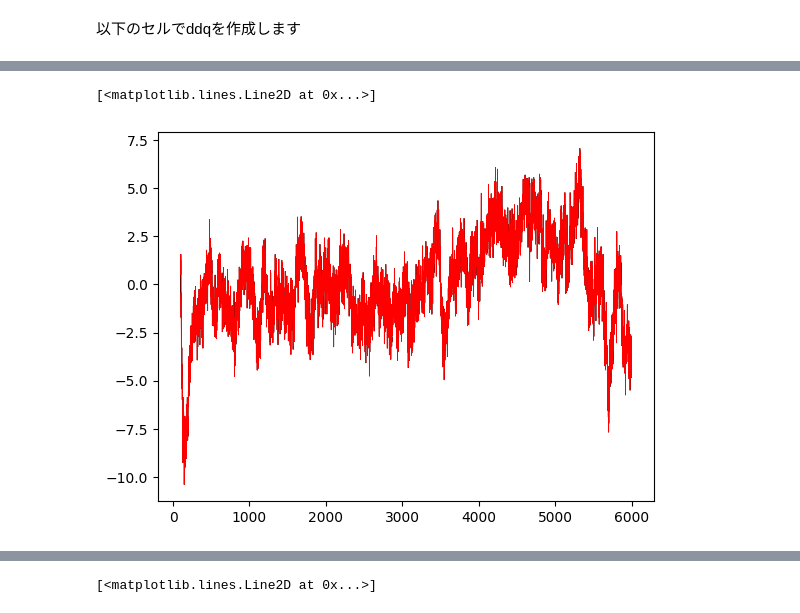
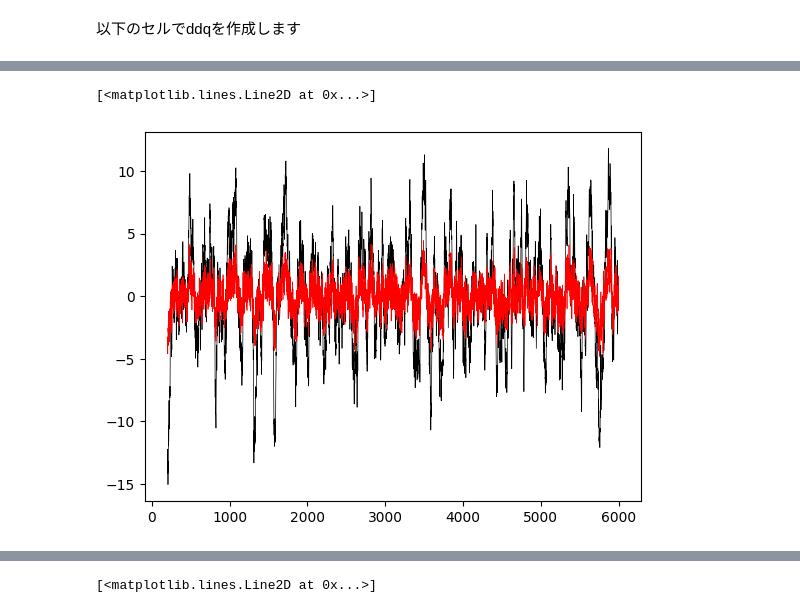
Before and after one commit to dalmatian-jp/MPC_donuts, a Jupyter notebook: data_analing.ipynb, the cells around one changed output, grey strips where cells are left out. Drawn from its saved outputs; the diff is of its cells as text; code cells hidden in the pictures.

```diff
--- a/data_analing.ipynb
+++ b/data_analing.ipynb
@@ -69,7 +69,9 @@ df.to_csv("data/AllData_takami_60s_with_COP_COM.csv",index = False)
 # %% [markdown]
 以下のセルでddqを作成します
 # %%
-def compute_NET_torque(x, u, params):
+import numpy as np
+
+def compute_net_torque(t, x, u, params):
     # Unpack parameters
     m1 = params['m1']
     m2 = params['m2']
@@ -85,40 +87,39 @@ def compute_NET_torque(x, u, params):
     # Unpack states
     q1, q2, dq1, dq2 = x
 
-    # Adjust q1 by adding pi/2 to align the reference frame
     q1_new = q1 + np.pi / 2
 
-    # Mass Matrix (M)
     a = I1 + I2 + m1 * r1**2 + m2 * (L1**2 + r2**2)
     b = m2 * L1 * r2
     d = I2 + m2 * r2**2
 
+    s1 = np.sin(q1_new)
+    s2 = np.sin(q2)
+    c1 = np.cos(q1_new)
     c2 = np.cos(q2)
+    c12 = np.cos(q1_new + q2)
+
+    # Compute the Mass Matrix (M)
     M11 = a + 2 * b * c2
     M12 = d + b * c2
     M = np.array([[M11, M12],
                   [M12, d]])
 
-    # Coriolis Matrix (C)
-    s2 = np.sin(q2)
+    # Compute the Coriolis Matrix (C)
     C = np.array([
         [-b * s2 * dq2, -b * s2 * (dq1 + dq2)],
         [b * s2 * dq2, 0]
     ])
 
-    # Gravity Vector (G)
-    c1 = np.cos(q1_new)
-    c12 = np.cos(q1_new + q2)
+    # Compute the Gravity Vector (G)
     G1 = -g * ((m1 * r1 + m2 * L1) * c1 + m2 * r2 * c12)
     G2 = -g * m2 * r2 * c12
     G = np.array([G1, G2])
 
-    # Compute accelerations using inverse dynamics
+    # Solve for angular accelerations
     ddq = np.linalg.solve(M + 1e-6 * np.eye(2), u - C @ np.array([dq1, dq2]) - G)
 
-    # Compute NET torque (sum of inertia, Coriolis, and gravity effects)
-    inertia_torque = M @ ddq
-    coriolis_torque = C @ np.array([dq1, dq2])
-    net_torque = inertia_torque + coriolis_torque + G
+    # Compute net torque
+    NET_torque = u - (C @ np.array([dq1, dq2]) + G)
 
-    return net_torque
+    return NET_torque
@@ -199,7 +293,7 @@ for k in range(num_steps):
     dxdt,G = double_link_dynamics_takami(0, x_k, u_k_next, params)
     dxdt_list.append(dxdt)
     G_list.append(G)
-    NET_torque.append(compute_NET_torque(x_k, u_k_next, params))
+    NET_torque.append(compute_net_torque(0,x_k, u_k_next, params))
 
 # numpy 配列に変換（利便性のため）
 
@@ -216,8 +310,8 @@ df['G2_s_true'] = df_G['G2']
 df['NET_torque1'] = df_NET_torque['NET_torque1']
 df['NET_torque2'] = df_NET_torque['NET_torque2']
 # %%
-plt.plot(df.index[100:], df['u2_s'][100:], label='u1_s',color="black",linewidth=0.5)
-plt.plot(df.index[100:], df['NET_torque2'][100:], label='u1_l',color="r",linewidth=0.5)
+plt.plot(df.index[200:], df['NET_torque1'][200:], label='u1_s',color="black",linewidth=0.5)
+plt.plot(df.index[200:], df['NET_torque2'][200:], label='u1_l',color="r",linewidth=0.5)
 # %% [output]
 [<matplotlib.lines.Line2D at 0x...>]
-[figure, old version]
+[figure, new version]
```
Also changed, not shown: parts of 4 cells of this notebook.
